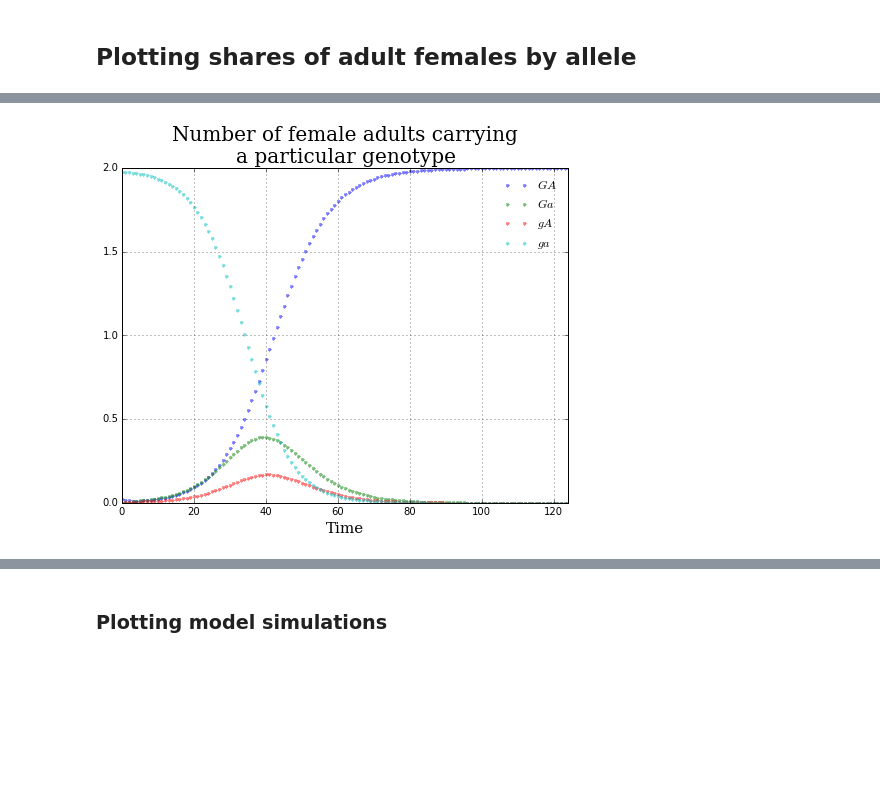
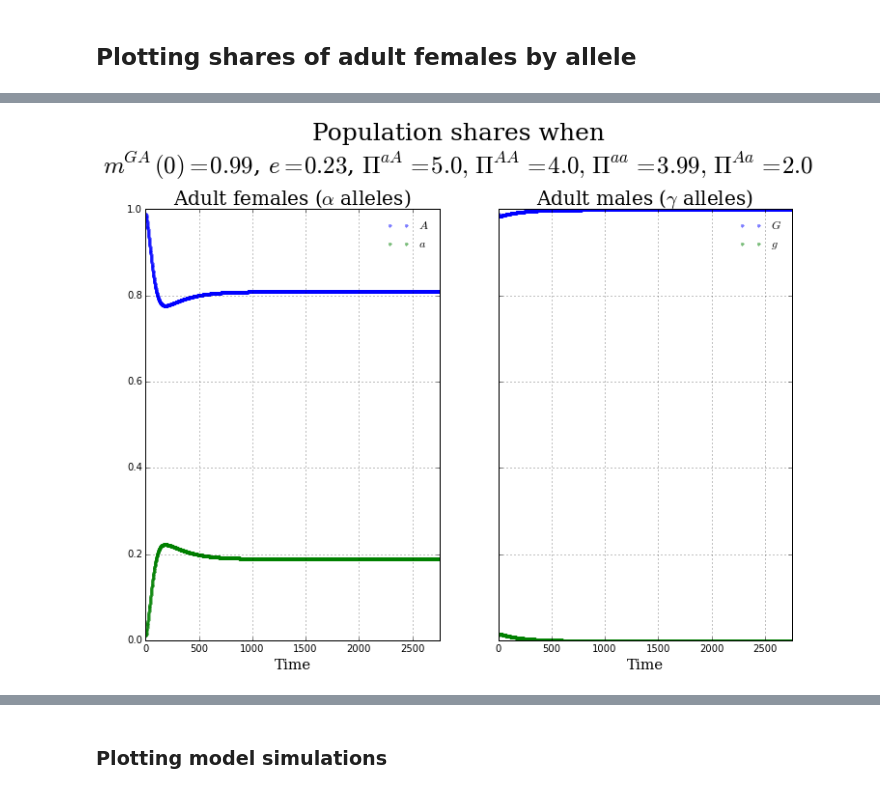
Before and after one commit to davidrpugh/population-ecology-approach, a Jupyter notebook: src/Wright-Bergstrom.ipynb, the cells around one changed output, grey strips where cells are left out. Saved outputs shown, nothing was run; the diff lists cells and outputs as text; code cells hidden in the pictures; blank space fills up the shorter version.

```diff
--- a/src/Wright-Bergstrom.ipynb
+++ b/src/Wright-Bergstrom.ipynb
@@ -98,0 +100,4 @@ interactive_plot = widgets.interact(simulators.plot_isolated_subpopulations_simu
+# %%
+wright_bergstrom_simulator.family.params = {'c': 5.0, 'e': 0.25, 'PiaA': 7.0, 'PiAA': 5.0, 'Piaa': 3.0, 'PiAa': 2.0}
+wright_bergstrom_simulator.initial_condition = 0.5
+sim = wright_bergstrom_simulator.simulate(rtol=1e-12)
@@ -216,0 +304,5 @@ def plot_adult_female_simulation(simulator, mGA0=0.5, T=None, rtol=None,
+# %%
+plot_isolated_subpopulations_simulation(wright_bergstrom_simulator, mGA0=0.5, rtol=1e-4,
+                                        males='gamma_allele', females='alpha_allele', share=True,
+                                        **wright_bergstrom_params)
+plt.show()
@@ -217,31 +311,34 @@ def plot_adult_female_simulation(simulator, mGA0=0.5, T=None, rtol=None,
 # %%
 # widget for varying the initial condition
 eps = 1e-2
-assortativity = widgets.FloatSliderWidget(min=eps, max=1-eps, step=eps, value=0.75)
-mGA0 = widgets.FloatSliderWidget(min=eps, max=1-eps, step=eps, value=eps)
-kind = widgets.DropdownWidget(values=['genotypes', 'alpha_allele', 'gamma_allele'],
-                              value='genotypes')
+assortativity = widgets.FloatSliderWidget(min=eps, max=1-eps, step=eps, value=0.1)
+mGA0 = widgets.FloatSliderWidget(min=eps, max=1-eps, step=eps, value=0.5)
+males = widgets.DropdownWidget(values=['genotypes', 'alpha_allele', 'gamma_allele'],
+                               value='gamma_allele')
+females = widgets.DropdownWidget(values=['genotypes', 'alpha_allele', 'gamma_allele'],
+                                 value='alpha_allele')
 
 # widgets for varying the payoffs
 fecundity = widgets.IntSliderWidget(min=2.0, max=25, step=1, value=2.0)
-exploitive_payoff = widgets.FloatSliderWidget(min=0.0, max=50.0, step=0.5, value=7.0)
-cooperative_payoff = widgets.FloatSliderWidget(min=0.0, max=50.0, step=0.5, value=5.0)
-selfish_payoff = widgets.FloatSliderWidget(min=0.0, max=50.0, step=0.5, value=3.0)
+exploitive_payoff = widgets.FloatSliderWidget(min=0.0, max=50.0, step=0.5, value=5.0)
+cooperative_payoff = widgets.FloatSliderWidget(min=0.0, max=50.0, step=0.5, value=4.0)
+selfish_payoff = widgets.FloatSliderWidget(min=0.0, max=50.0, step=0.01, value=3.75)
 naive_payoff = widgets.FloatSliderWidget(min=0.0, max=50.0, step=0.5, value=2.0)
 # %%
-interactive_plot = widgets.interact(plot_adult_female_simulation,
+interactive_plot = widgets.interact(plot_isolated_subpopulations_simulation,
                                     simulator=widgets.fixed(wright_bergstrom_simulator),
                                     mGA0=mGA0,
                                     T=widgets.fixed(None),
                                     rtol=widgets.FloatTextWidget(value=1e-4),
-                                    kind=kind,
+                                    males=males,
+                                    females=females,
                                     share=False,
                                     e=assortativity,
                                     c=fecundity,
                                     PiaA=exploitive_payoff,
                                     PiAA=cooperative_payoff,
                                     Piaa=selfish_payoff,
                                     PiAa=naive_payoff,
                                     )
 # %% [output]
-[figure, old version]
+[figure, new version]
```
Also changed, not shown: parts of 36 cells of this notebook, 2 other files.
